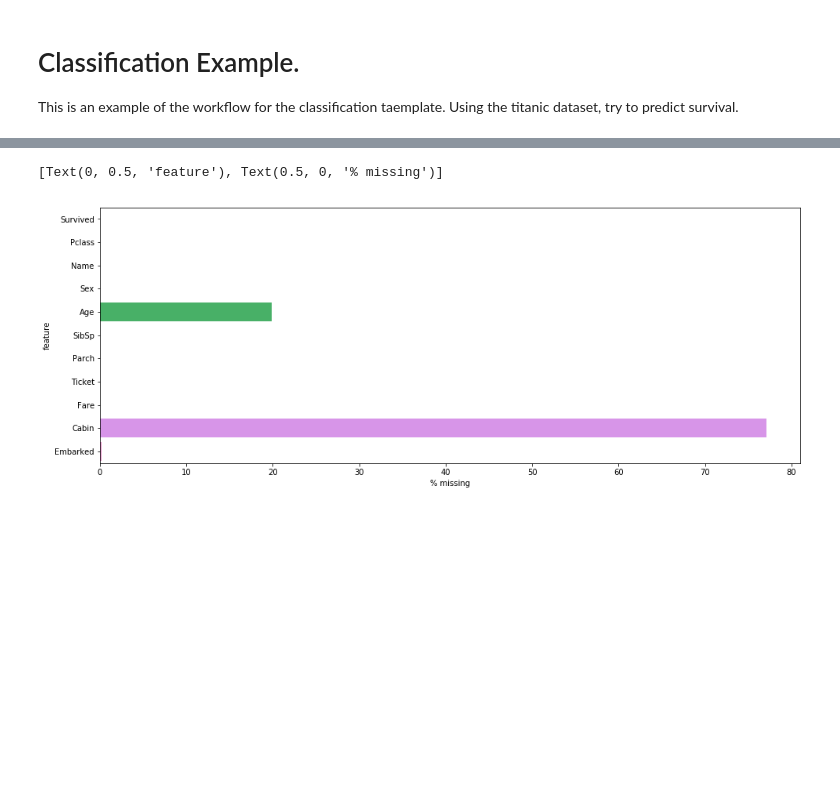
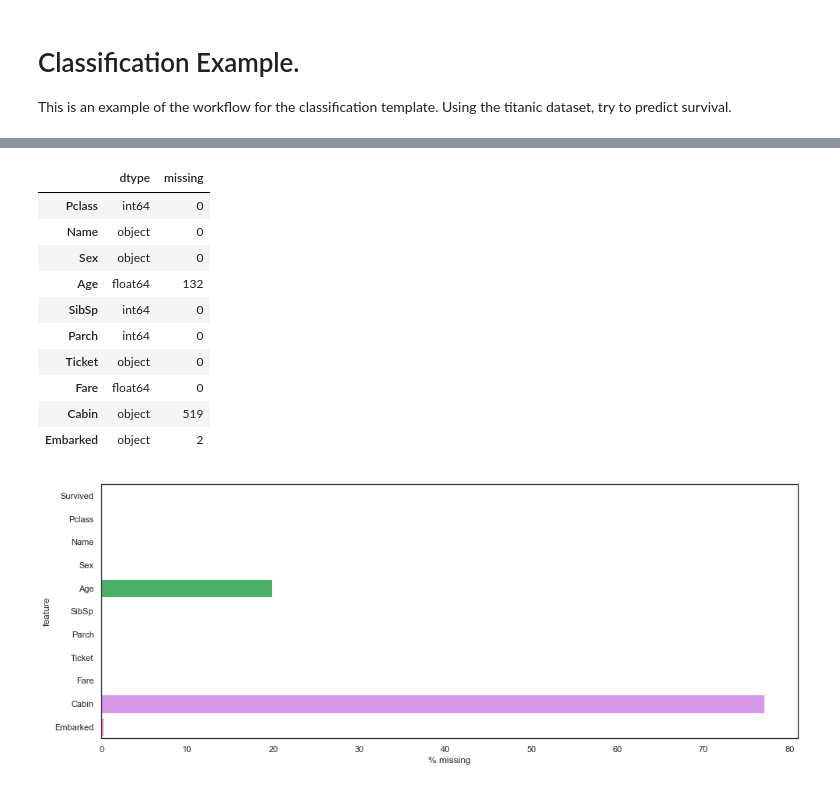
Before and after one commit to hlud6646/ds, a Jupyter notebook: Templates/Classification Example.ipynb, the cells around one changed output, grey strips where cells are left out. Drawn from its saved outputs; the diff is of its cells as text; code cells hidden in the pictures; blank space fills up the shorter version.

```diff
--- a/Templates/Classification Example.ipynb
+++ b/Templates/Classification Example.ipynb
@@ -1,6 +1,6 @@
 # %% [markdown]
 # Classification Example.
-This is an example of the workflow for the classification taemplate.  Using the titanic dataset, try to predict survival.
+This is an example of the workflow for the classification template.  Using the titanic dataset, try to predict survival.
 # %%
 ## Dependencies.  Comment out extras.
 
@@ -40,7 +40,7 @@ full_data.head()
 # %%
 ## Determine taget feature and instantiate training/validation sets.
 target = 'Survived'
-X, y = full_data.drop(target, axis=1), df[target]
+X, y = full_data.drop(target, axis=1), full_data[target]
 
 # For time-series data the shuffle parameter should be False.
 # For targets with uneven distributions stratify should be True.
@@ -56,10 +56,24 @@ X, y = full_data.drop(target, axis=1), df[target]
 # %%
 ## Examine missing values.
 ## Need to know how many are missing and the dtype to determine a strategy.
 plt.figure(figsize=(16, 6))
 missing = full_data.isnull().sum() / len(full_data.index) % 100
 ax = sns.barplot(missing * 100, missing.index, orient='h')
 ax.set(ylabel='feature', xlabel='% missing')
+
+foo = pd.concat( [X.dtypes, X.isnull().sum()], axis=1)
+foo.columns = 'dtype missing'.split()
+foo
 # %% [output]
-[Text(0, 0.5, 'feature'), Text(0.5, 0, '% missing')]
+|  | dtype | missing |
+| Pclass | int64 | 0 |
+| Name | object | 0 |
+| Sex | object | 0 |
+| Age | float64 | 132 |
+| SibSp | int64 | 0 |
+| Parch | int64 | 0 |
+| Ticket | object | 0 |
+| Fare | float64 | 0 |
+| Cabin | object | 519 |
+| Embarked | object | 2 |
-[figure, old version]
+[figure, new version]
```
Also changed, not shown: parts of 4 cells of this notebook, 7 other files.
